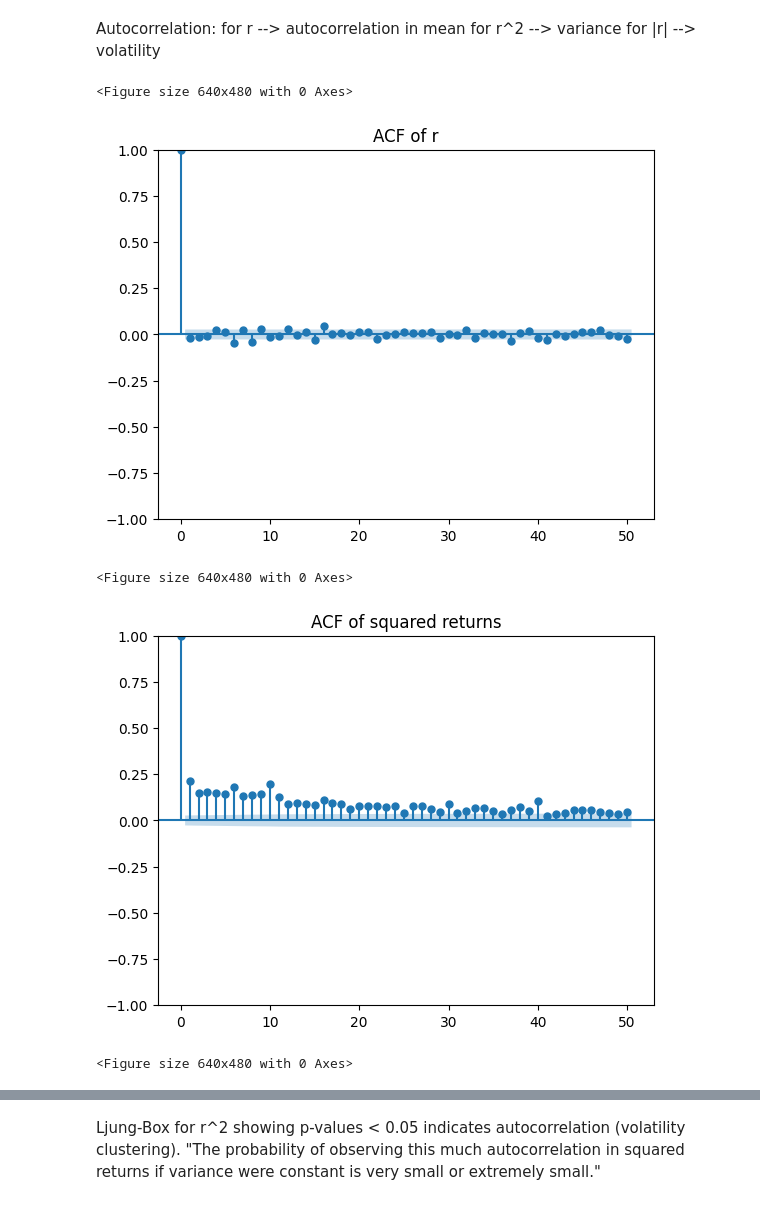
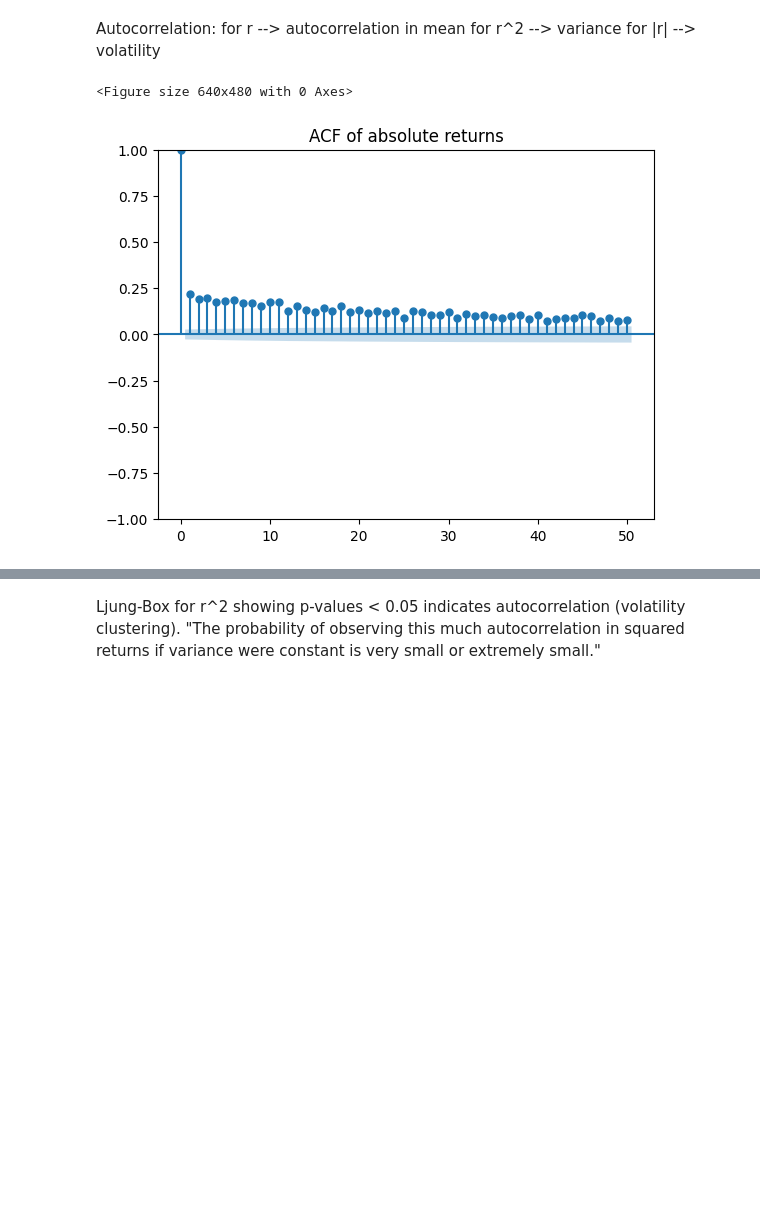
Before and after one commit to albinberg/evt-tail-risk, a Jupyter notebook: evt-tail-risk.ipynb, the cells around one changed output, grey strips where cells are left out. Drawn from its saved outputs; the diff is of its cells as text; code cells hidden in the pictures; blank space fills up the shorter version.

```diff
--- a/evt-tail-risk.ipynb
+++ b/evt-tail-risk.ipynb
@@ -86,28 +84,25 @@ for |r| --> volatility
 # %%
 from statsmodels.graphics.tsaplots import plot_acf
 import matplotlib.pyplot as plt
 
 r = df["pct-returns"].dropna()
 r_abs = np.abs(df["pct-returns"].dropna())
 r_2 = np.pow(df["pct-returns"].dropna(), 2)
 
-plt.figure()
-plot_acf(r, lags=50)
-plt.title("ACF of r")
-plt.show()
+# plt.figure()
+# plot_acf(r, lags=50)
+# plt.title("ACF of r")
+# plt.show()
 
-plt.figure()
-plot_acf(r_2, lags=50)
-plt.title("ACF of squared returns")
-plt.show()
+# plt.figure()
+# plot_acf(r_2, lags=50)
+# plt.title("ACF of squared returns")
+# plt.show()
 
 plt.figure()
 plot_acf(r_abs, lags=50)
 plt.title("ACF of absolute returns")
 plt.show()
 # %% [output]
 <Figure size 640x480 with 0 Axes>
-[figure, old version]
+[figure, new version]
-<Figure size 640x480 with 0 Axes>
-[figure, removed]
-<Figure size 640x480 with 0 Axes>
```
Also changed, not shown: parts of 15 cells of this notebook.
